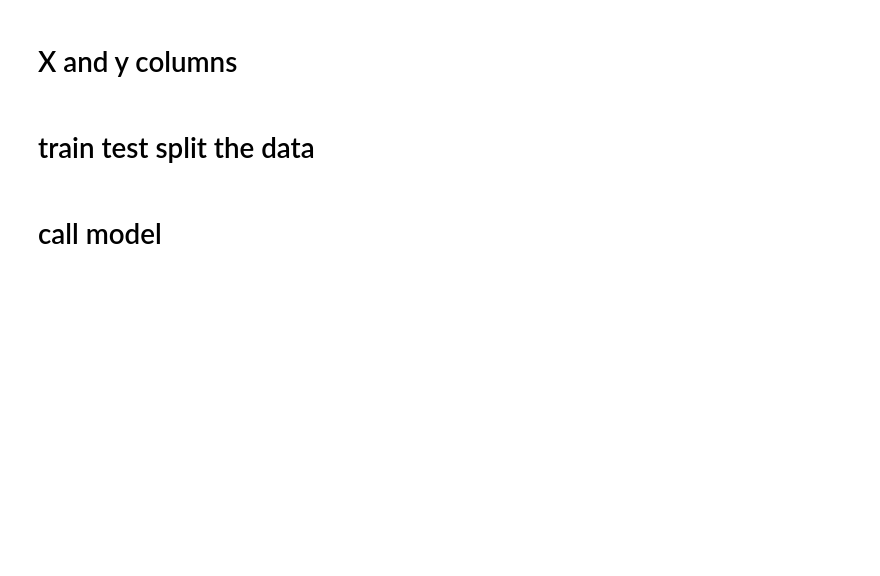
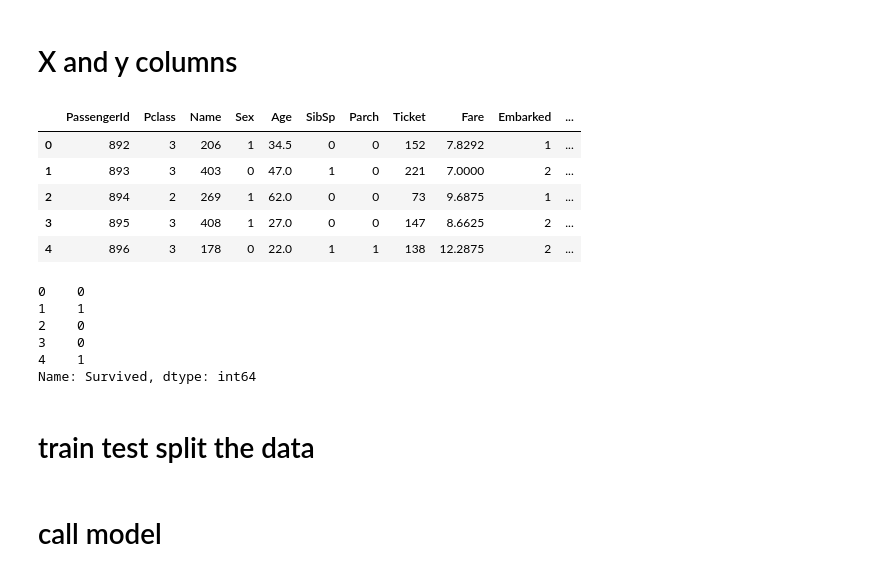
Before and after one commit to najeebjony/alfido_tech, a Jupyter notebook: titanic_prediction/logistic_regression.ipynb, the cells around one changed output. Cells and saved outputs as stored; diff of their text form; code cells hidden in the pictures; blank space fills up the shorter version.

```diff
--- a/titanic_prediction/logistic_regression.ipynb
+++ b/titanic_prediction/logistic_regression.ipynb
@@ -96,6 +153,24 @@ df.head()
 # X and y columns
 X = df.drop('Survived' , axis = 1)
 y = df['Survived']
+# %%
+X.head()
+# %% [output]
+|  | PassengerId | Pclass | Name | Sex | Age | SibSp | Parch | Ticket | Fare | Embarked | ... |
+| 0 | 892 | 3 | 206 | 1 | 34.5 | 0 | 0 | 152 | 7.8292 | 1 | ... |
+| 1 | 893 | 3 | 403 | 0 | 47.0 | 1 | 0 | 221 | 7.0000 | 2 | ... |
+| 2 | 894 | 2 | 269 | 1 | 62.0 | 0 | 0 | 73 | 9.6875 | 1 | ... |
+| 3 | 895 | 3 | 408 | 1 | 27.0 | 0 | 0 | 147 | 8.6625 | 2 | ... |
+| 4 | 896 | 3 | 178 | 0 | 22.0 | 1 | 1 | 138 | 12.2875 | 2 | ... |
+# %%
+y.head()
+# %% [output]
+0    0
+1    1
+2    0
+3    0
+4    1
+Name: Survived, dtype: int64
 # %% [markdown]
 # train test split the data
 # %%
```
Also changed, not shown: parts of 19 cells of this notebook, 9 other files.
